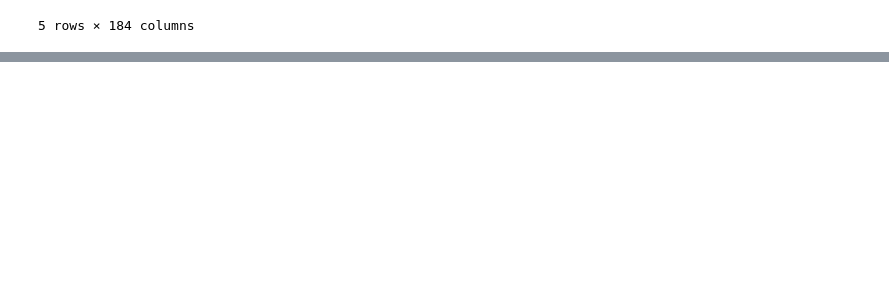
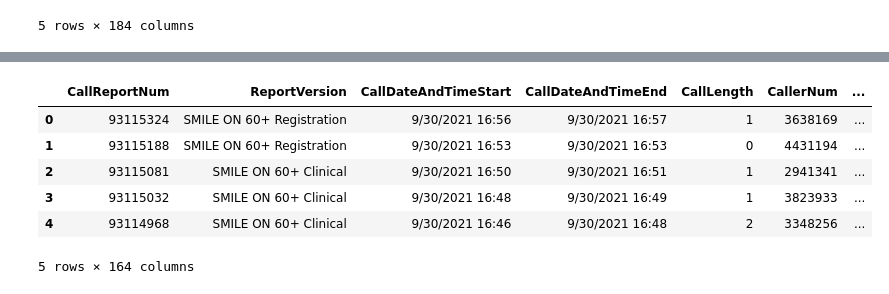
Before and after one commit to Rhunsilval/smile_on_python, a Jupyter notebook: Notebook/Smile.ipynb, the cells around one changed output, grey strips where cells are left out. Drawn from its saved outputs; the diff is of its cells as text; code cells hidden in the pictures; blank space fills up the shorter version.

```diff
--- a/Notebook/Smile.ipynb
+++ b/Notebook/Smile.ipynb
@@ -41,0 +27,20 @@ df.head()
+# %%
+empty_call_df = ['LinkedToCallReportNum','WasRealCall','WasHangup','WasSexCall','WasWrongNumber','WasPrankCall','WasSilentCall']
+#print(empty_call_df)
+# %%
+df.drop(empty_call_df, inplace=True, axis=1)
+# %%
+empty_loc_df = ['GeoCode','GeoAssignment','CensusDivision','CensusTrack','CensusReportingArea','211Region','ThirdPartyName', 'ThirdPartyOrganization', 'ThirdPartyAddress','ThirdPartyCity','ThirdPartyCounty', 'ThirdPartyStateProvince','ThirdPartyPostalCode']
+#print(empty_loc_df)
+# %%
+df.drop(empty_loc_df, inplace=True, axis=1)
+# %%
+df.head()
+# %% [output]
+|  | CallReportNum | ReportVersion | CallDateAndTimeStart | CallDateAndTimeEnd | CallLength | CallerNum | ... |
+| 0 | 93115324 | SMILE ON 60+ Registration | 9/30/2021 16:56 | 9/30/2021 16:57 | 1 | 3638169 | ... |
+| 1 | 93115188 | SMILE ON 60+ Registration | 9/30/2021 16:53 | 9/30/2021 16:53 | 0 | 4431194 | ... |
+| 2 | 93115081 | SMILE ON 60+ Clinical | 9/30/2021 16:50 | 9/30/2021 16:51 | 1 | 2941341 | ... |
+| 3 | 93115032 | SMILE ON 60+ Clinical | 9/30/2021 16:48 | 9/30/2021 16:49 | 1 | 3823933 | ... |
+| 4 | 93114968 | SMILE ON 60+ Clinical | 9/30/2021 16:46 | 9/30/2021 16:48 | 2 | 3348256 | ... |
+5 rows × 164 columns
```
Also changed, not shown: parts of 4 cells of this notebook.
